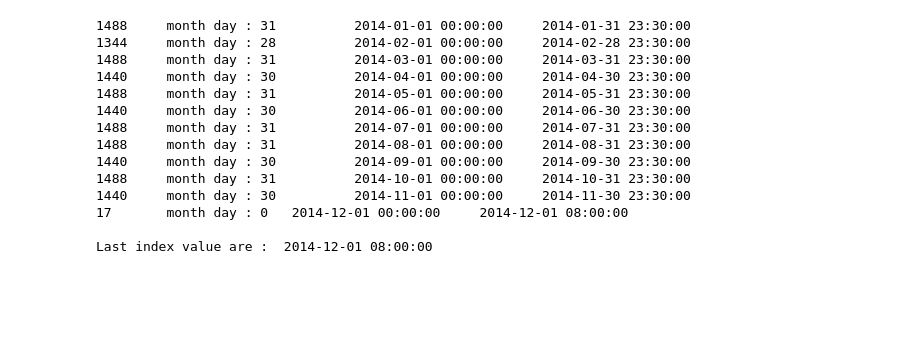
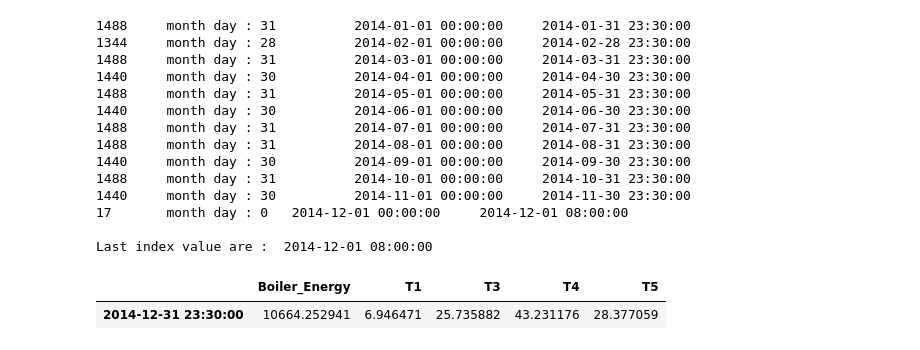
Before and after one commit to Pampipampupampa/Cours-Python, a Jupyter notebook: Work/Notebooks/Solar_system_output.ipynb, the cells around one changed output. Drawn from its saved outputs; the diff is of its cells as text; code cells hidden in the pictures; blank space fills up the shorter version.

Commit message:
Create class to eval data and to plot them (diag, hist, box), first results

```diff
--- a/Work/Notebooks/Solar_system_output.ipynb
+++ b/Work/Notebooks/Solar_system_output.ipynb
@@ -114,12 +114,12 @@ chambery_csv = 'chambery_30062014.csv'
 # Your Dataframe structure
 chambery = pd.read_csv(chambery_csv, skiprows=1, delimiter=";", index_col="Date")
 # Convert to datetime index
-# chambery.index = [ind for ind in convert_to_datetime(chambery.index)]
-# # Removes duplicated values
-# chambery = chambery.groupby(chambery.index).last()
-# chambery_all = chambery
-# # Resample to keep only one value each 30min (reduce data treatment and increase speed)
-# chambery = chambery[:].resample('30min').interpolate()
-# # Resample to have one value per incrementation (here per month)
-# chambery_month = chambery[:].resample('1m')
-# type(chambery.index)
+chambery.index = [ind for ind in convert_to_datetime(chambery.index)]
+# Removes duplicated values
+chambery = chambery.groupby(chambery.index).last()
+chambery_all = chambery
+# Resample to keep only one value each 30min (reduce data treatment and increase speed)
+chambery = chambery[:].resample('30min').interpolate()
+# Resample to have one value per incrementation (here per month)
+chambery_month = chambery[:].resample('1m')
+type(chambery.index)
@@ -812,3 +822,8 @@ print("\nLast index value are : ", chambery.index[-1])
 17       month day : 0   2014-12-01 00:00:00     2014-12-01 08:00:00
 
 Last index value are :  2014-12-01 08:00:00
+# %%
+chambery[chambery.index.month == 12][-1:][["Boiler_Energy", 'T1', 'T3', 'T4', 'T5']]
+# %% [output]
+|  | Boiler_Energy | T1 | T3 | T4 | T5 |
+| 2014-12-31 23:30:00 | 10664.252941 | 6.946471 | 25.735882 | 43.231176 | 28.377059 |
```
Also changed, not shown: parts of 4 cells of this notebook, 6 other files.
